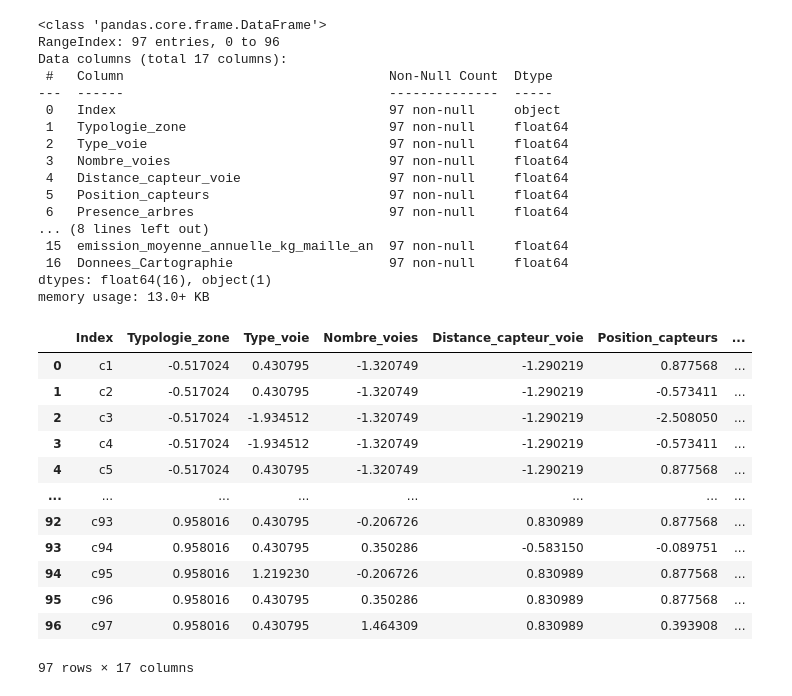
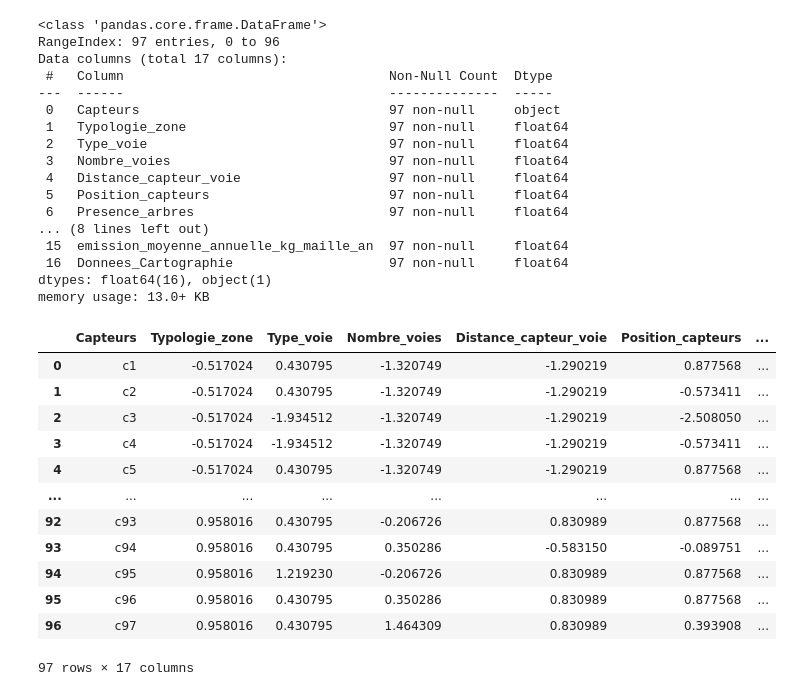
Before and after one commit to TLeandre/Categorisation-de-capteurs-de-pollution, a Jupyter notebook: scripts/Preprocess_env.ipynb, the cells around one changed output. Saved outputs shown, nothing was run; the diff lists cells and outputs as text; code cells hidden in the pictures.

```diff
--- a/scripts/Preprocess_env.ipynb
+++ b/scripts/Preprocess_env.ipynb
@@ -5,7 +5,7 @@ import numpy as np
 environnement = pd.read_excel('../data/donnees_environnement_capteurs.xlsx')
 
 
-colonnes = ['Index',
+colonnes = ['Capteurs',
             'Typologie_zone',
             'Type_voie','Nombre_voies',
             'Distance_capteur_voie',
@@ -60,7 +60,7 @@ RangeIndex: 97 entries, 0 to 96
 Data columns (total 17 columns):
  #   Column                                  Non-Null Count  Dtype
 ---  ------                                  --------------  -----
- 0   Index                                   97 non-null     object
+ 0   Capteurs                                97 non-null     object
  1   Typologie_zone                          97 non-null     float64
  2   Type_voie                               97 non-null     float64
  3   Nombre_voies                            97 non-null     float64
@@ -73,23 +73,23 @@ Data columns (total 17 columns):
 dtypes: float64(16), object(1)
 memory usage: 13.0+ KB
 # %%
-index = environnement_enc['Index']
+capteurs = environnement_enc['Capteurs']
 environnement_enc = environnement_enc.drop(environnement_enc.columns[0], axis=1)
 # %%
 from sklearn.preprocessing import StandardScaler
 
 ##normalisation des données
 
 X = environnement_enc.to_numpy()
 Y = StandardScaler().fit_transform(X)
 
 environnement_normees = pd.DataFrame(Y)
-environnement_normees.insert(0, "Index", index)
+environnement_normees.insert(0, "Capteurs", capteurs)
 environnement_normees.columns = colonnes
 
 environnement_normees
 # %% [output]
-|  | Index | Typologie_zone | Type_voie | Nombre_voies | Distance_capteur_voie | Position_capteurs | ... |
+|  | Capteurs | Typologie_zone | Type_voie | Nombre_voies | Distance_capteur_voie | Position_capteurs | ... |
 | 0 | c1 | -0.517024 | 0.430795 | -1.320749 | -1.290219 | 0.877568 | ... |
 | 1 | c2 | -0.517024 | 0.430795 | -1.320749 | -1.290219 | -0.573411 | ... |
 | 2 | c3 | -0.517024 | -1.934512 | -1.320749 | -1.290219 | -2.508050 | ... |
```
Also changed, not shown: parts of 2 cells of this notebook, 2 other files.
